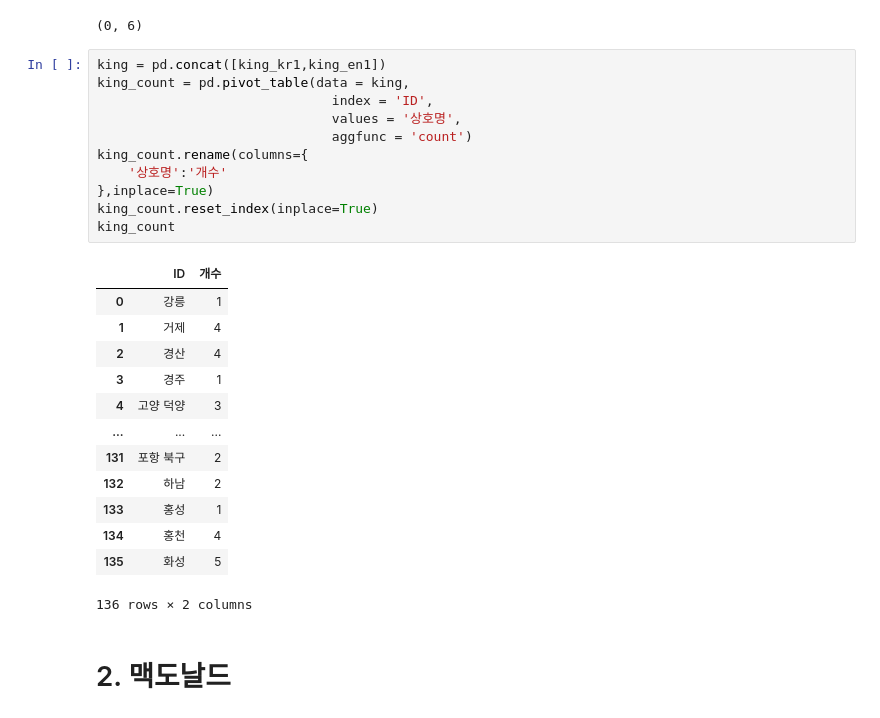
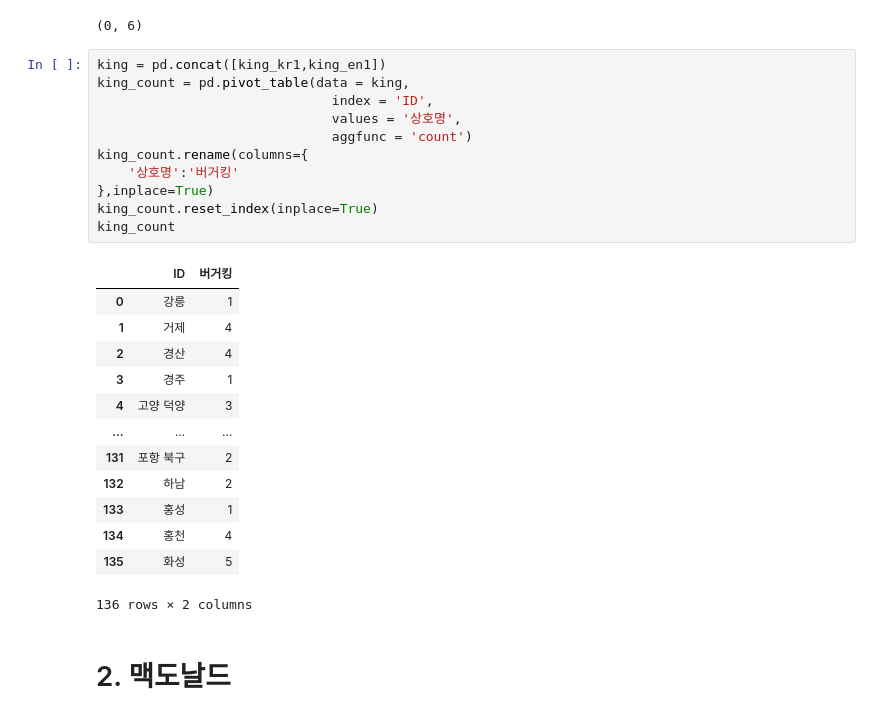
Before and after one commit to beegramin9/Python-DataScience-Hoseo-ProjectData, a Jupyter notebook: Ch5_버거지수/1_전처리.ipynb, the cells around one changed output. Cells and saved outputs as stored; diff of their text form.

```diff
--- a/Ch5_버거지수/1_전처리.ipynb
+++ b/Ch5_버거지수/1_전처리.ipynb
@@ -57,16 +56,16 @@ king_en1.shape
 # %%
 king = pd.concat([king_kr1,king_en1])
 king_count = pd.pivot_table(data = king,
                               index = 'ID',
                               values = '상호명',
                               aggfunc = 'count')
 king_count.rename(columns={
-    '상호명':'개수'
+    '상호명':'버거킹'
 },inplace=True)
 king_count.reset_index(inplace=True)
 king_count
 # %% [output]
-|  | ID | 개수 |
+|  | ID | 버거킹 |
 | 0 | 강릉 | 1 |
 | 1 | 거제 | 4 |
 | 2 | 경산 | 4 |
```
Also changed, not shown: parts of 26 cells of this notebook, 3 other files.
